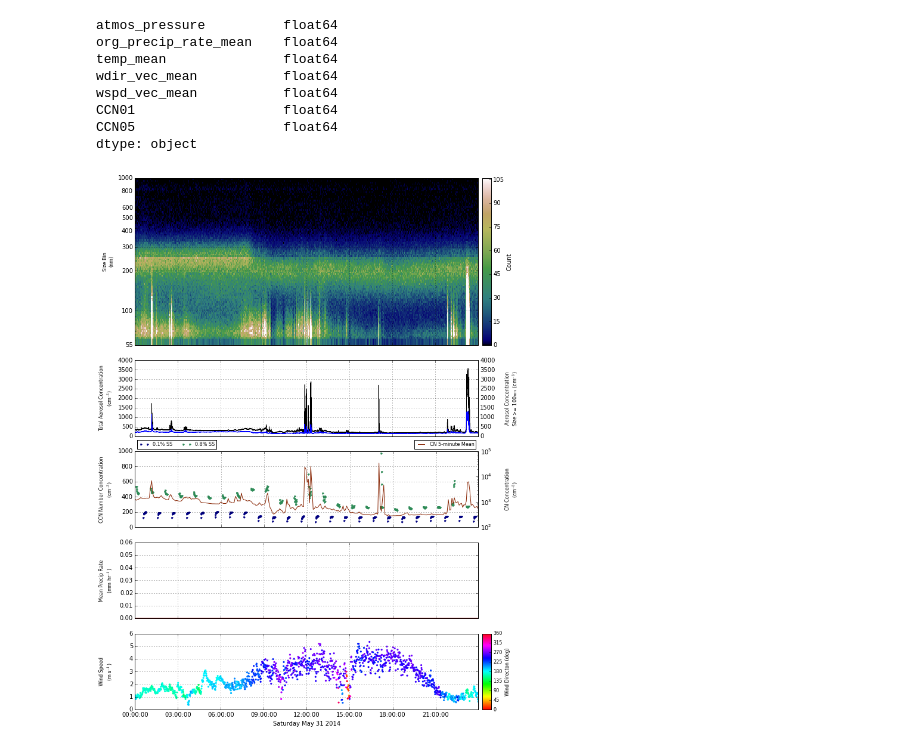
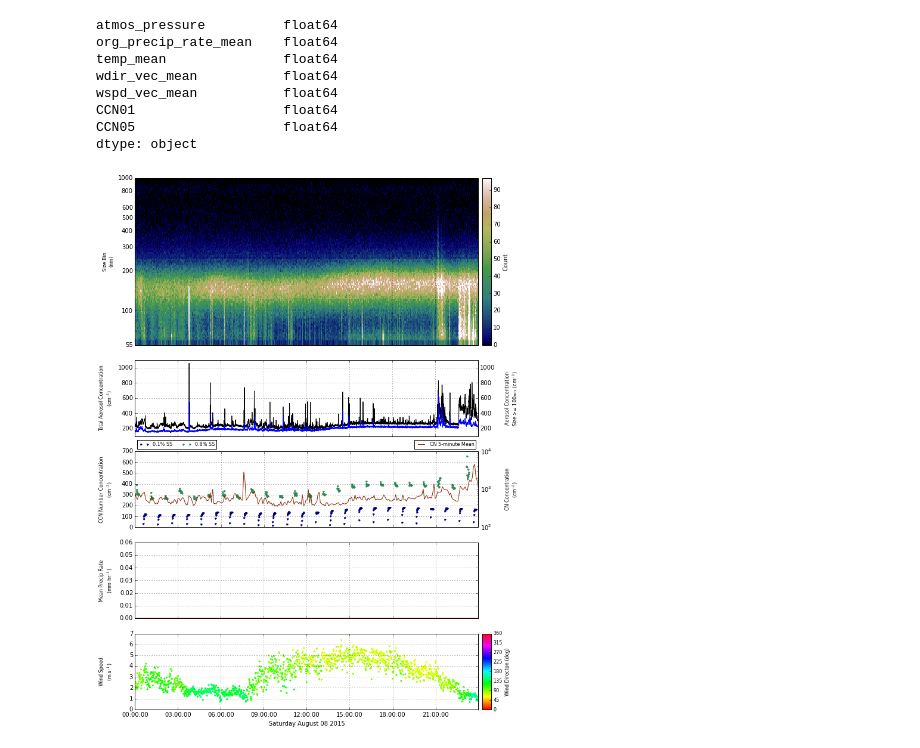
Before and after one commit to jstemmler/notebooks, a Jupyter notebook: ENA/ENA Static Browser.ipynb, the cells around one changed output. Saved outputs shown, nothing was run; the diff lists cells and outputs as text; code cells hidden in the pictures.

Commit message:
updating the static plots

```diff
--- a/ENA/ENA Static Browser.ipynb
+++ b/ENA/ENA Static Browser.ipynb
@@ -46,7 +46,7 @@ from mpl_toolkits.basemap import Basemap
 import matplotlib.pyplot as plt
 import matplotlib.cm as cm
 # %%
-sample_date = datetime.datetime(2014, 5, 31)
+sample_date = datetime.datetime(2015, 8, 8)
 date = sample_date.strftime('%Y-%m-%d')
 print(date)
 # %% [output]
@@ -241,6 +241,7 @@ bx.plot(UHSAS.datetimes, UHSAS.concentration(cut), 'b')
 bx.set_ylabel("Aerosol Concentration\nSize >= {}$nm$".format(cut)+" (cm$^{-3}$)", fontsize=yfs)
 bx.get_yaxis().set_label_coords(1.08, 0.5)
 bx.set_yticks(ax.get_yticks())
+bx.set_ylim(ax.get_ylim())
 
 l+=1
 
@@ -285,34 +286,34 @@ sc = ax.scatter(DATA.index, DATA.wspd_vec_mean,
            c=DATA.wdir_vec_mean, cmap=cm.hsv,
            edgecolor='none',
            s=10,
            vmin=0, vmax=360)
 ax.set_ylabel('Wind Speed\n(m s$^{-1}$)', fontsize=yfs)
 ax.get_yaxis().set_label_coords(*ycoords)
 ax.grid('on')
 ax.set_xlim(DATA.index[0], DATA.index[-1])
 ax.set_ylim(bottom=0)
 p = ax.get_position()
 
 rect = p.corners()[2].tolist() + [.02] + [p.height]
 rect[0] = rect[0] + .01
 cax = fig.add_axes(rect)
 clb = fig.colorbar(sc, cax=cax)
 clb.set_label('Wind Directon (deg)', fontsize=yfs)
 clb.set_ticks(np.arange(0, 365, 45))
 for t in clb.ax.get_yticklabels():
     t.set_fontsize(yfs)
 
 l+=1
 
 ax.set_xlabel(sample_date.strftime('%A %B %d %Y'))
 
 figout = os.path.join(plot_directory, 'main/')
 if not os.path.isdir(figout):
     os.makedirs(figout)
 
 #fig.savefig(os.path.join(figout, date+'.png'), transparent=False)
 # %% [output]
-[figure, old version]
+[figure, new version]
 # %%
 fig, ax = tbx.plotting.windrose(direction=DATA['wdir_vec_mean'],
                                 speed=DATA['wspd_vec_mean'],
```
Also changed, not shown: parts of 4 cells of this notebook.
